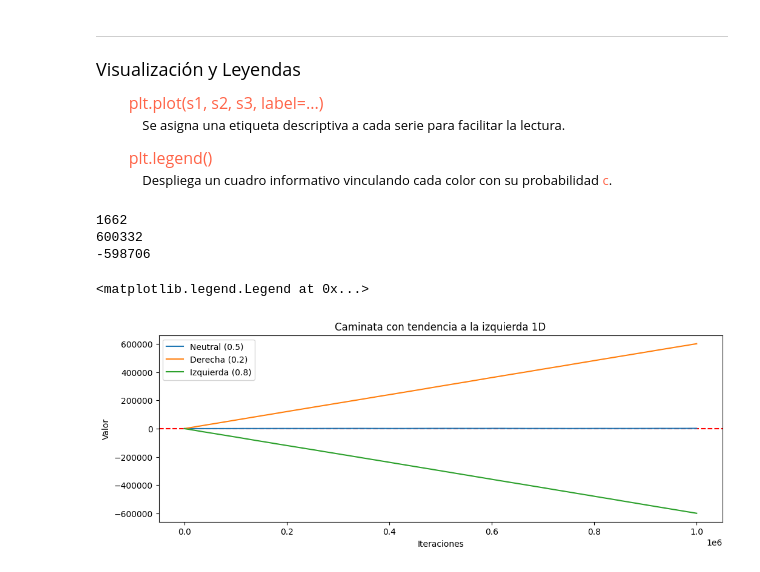
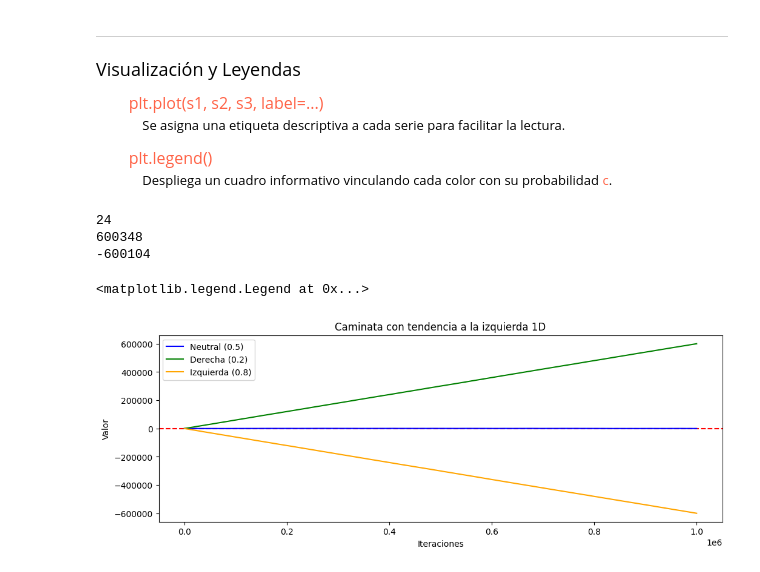
Before and after one commit to Lu1sV1rus/Estocasticos, a Jupyter notebook: Caminata_aleatoria_1D.ipynb, the cells around one changed output. Drawn from its saved outputs; the diff is of its cells as text; code cells hidden in the pictures.

```diff
--- a/Caminata_aleatoria_1D.ipynb
+++ b/Caminata_aleatoria_1D.ipynb
@@ -378,22 +378,22 @@ Simulación a gran escala para observar la convergencia de los resultados hacia
 # %%
 # Ley de los grandes numeros
 w=1000000
 s1=caminata(w,0.5)
 s2=caminata(w,0.2)
 s3=caminata(w,0.8)
 
 plt.figure(figsize=(12,4))
 plt.axhline(y=0, linestyle="--", color='red')
 plt.title('Caminata con tendencia a la izquierda 1D')
 plt.xlabel('Iteraciones')
 plt.ylabel('Valor')
-plt.plot(s1, label='Neutral (0.5)')
-plt.plot(s2, label='Derecha (0.2)')
-plt.plot(s3, label='Izquierda (0.8)')
+plt.plot(s1, label='Neutral (0.5)', color='blue')
+plt.plot(s2, label='Derecha (0.2)', color='green')
+plt.plot(s3, label='Izquierda (0.8)', color='orange')
 plt.legend()
 # %% [output]
-1662
-600332
--598706
+24
+600348
+-600104
 <matplotlib.legend.Legend at 0x...>
-[figure, old version]
+[figure, new version]
```
Also changed, not shown: parts of 5 cells of this notebook.
